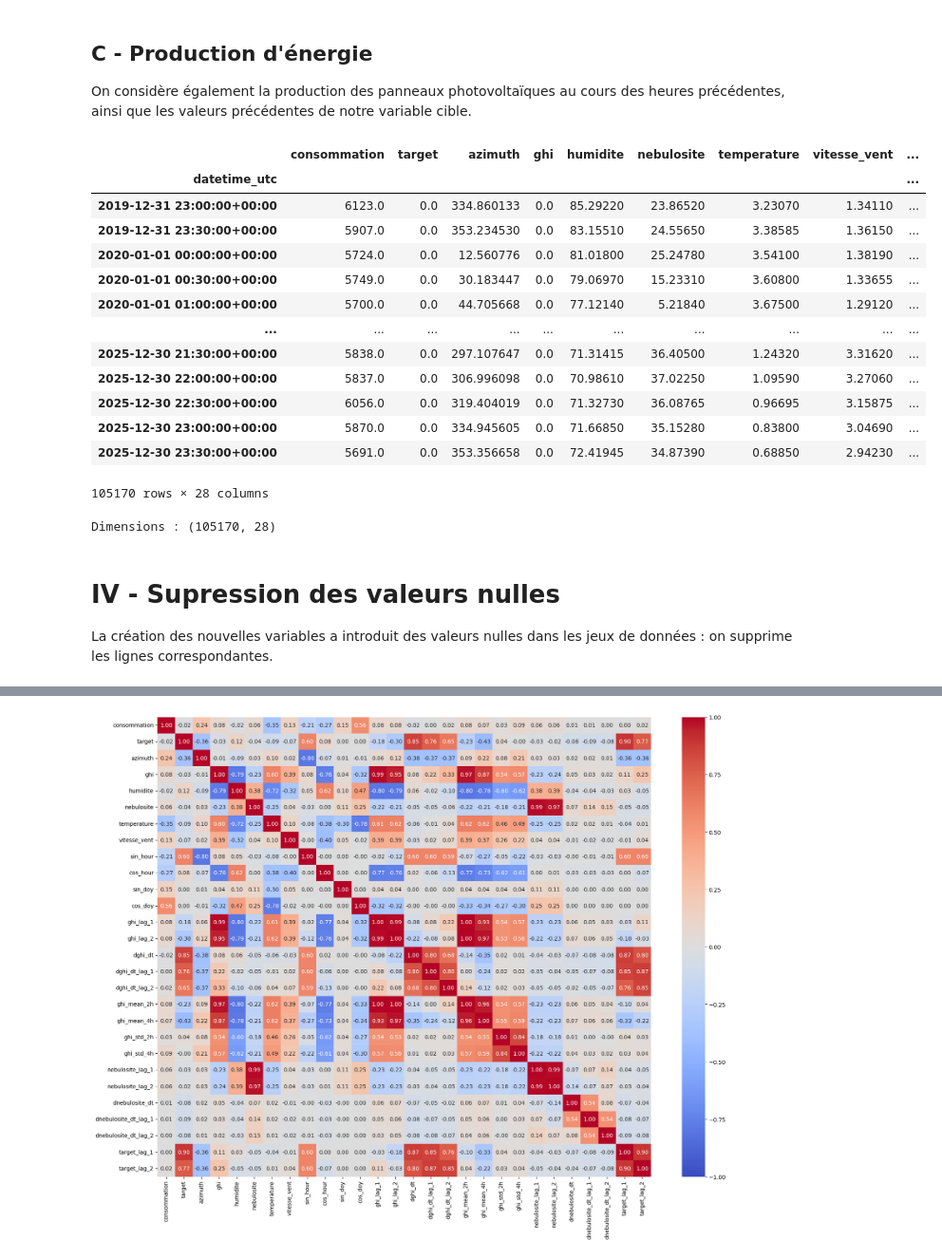
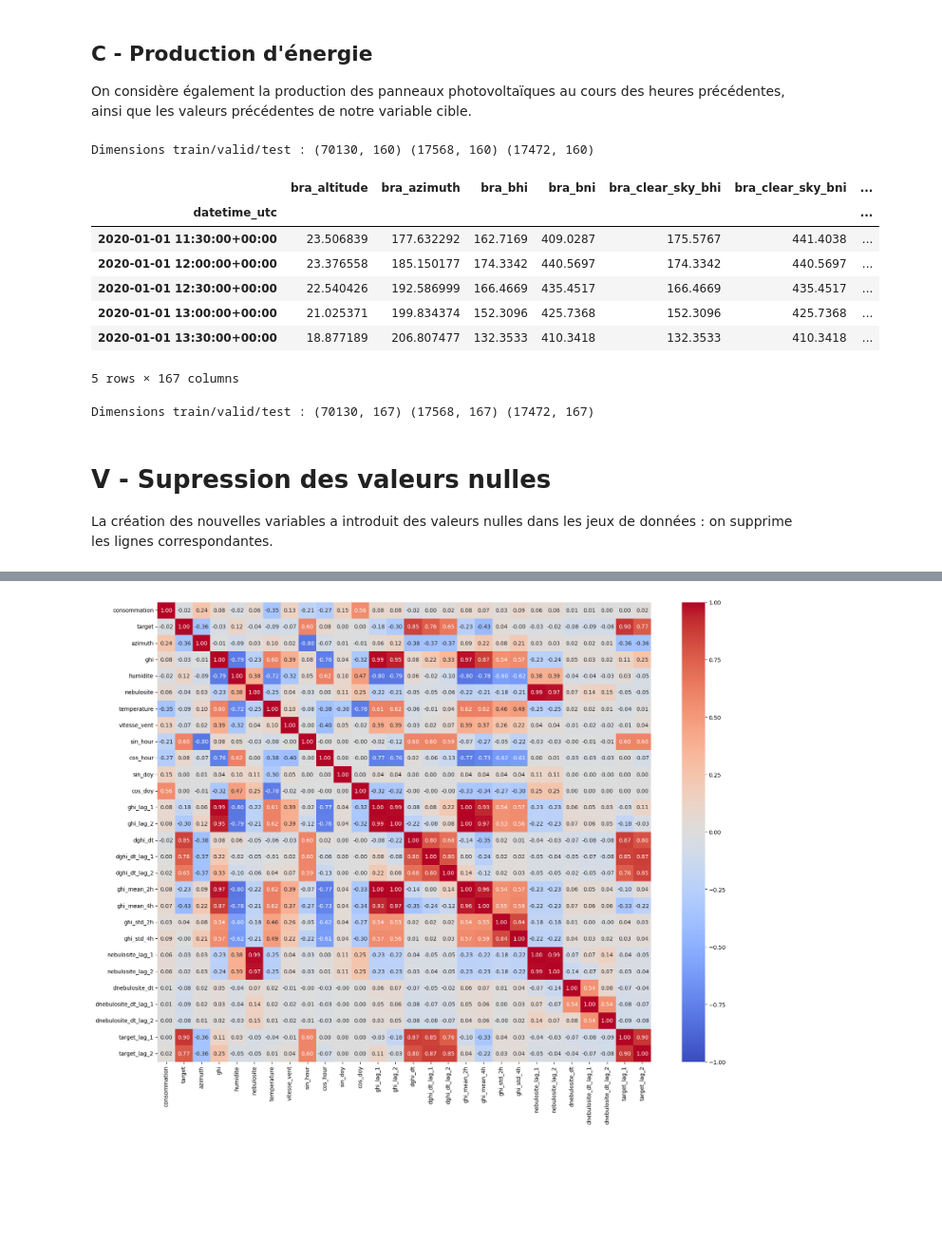
Before and after one commit to Math2935/aug25cds_variabilite, a Jupyter notebook: notebooks/04_feature_engineering.ipynb, the cells around one changed output, grey strips where cells are left out. Shown at 95% size. Drawn from its saved outputs; the diff is of its cells as text; code cells hidden in the pictures; blank space fills up the shorter version.

```diff
--- a/notebooks/04_feature_engineering.ipynb
+++ b/notebooks/04_feature_engineering.ipynb
@@ -297,0 +355,4 @@ L'utilisation d'un encodage cyclique basé sur les fonctions sinus et cosinus pe
+# %%
+test = df['2025-01-01':'2025-12-31']
+display(test)
+test.to_csv(output_path / 'test.csv')
@@ -335,3 +425,8 @@ def add_derivate_var(dataset, var, stats=False) :
+# %%
+all_df = {
+    'train': train,
+    'valid': valid,
+    'test': test}
 # %% [markdown]
 ## A - Irradiance solaire
 
@@ -401,11 +512,23 @@ avec $\Delta t = 30$ minutes.
 
 Ces variables capturent directement les transitions nuageuses responsables des rampes de production photovoltaïque.
 # %%
-df = add_derivate_var(df, 'nebulosite')
+# Afficher les dimensions des datasets avant
+print('Dimensions train/valid/test :', all_df['train'].shape, all_df['valid'].shape, all_df['test'].shape)
+
+# Récupérer les colonnes à traiter :
+cols = []
+for col in train.columns:
+    if 'nebulosite' in col:
+            cols.append(col)
+print(cols)
+
+for key in all_df.keys():
+    for col in cols:
+        all_df[key] = add_derivate_var(all_df[key], col)
 
 # Afficher le début et la fin du dataset
-display(df)
+display(all_df['train'])
 
 # Afficher les dimensions du dataset
-print('Dimensions :', df.shape)
+print('Dimensions train/valid/test :', all_df['train'].shape, all_df['valid'].shape, all_df['test'].shape)
 # %% [output]
@@ -429,32 +554,32 @@ Dimensions : (105170, 26)
 
 On considère également la production des panneaux photovoltaïques au cours des heures précédentes, ainsi que les valeurs précédentes de notre variable cible.
 # %%
-df['target_lag_1'] = df['target'].shift(1)
-df['target_lag_2'] = df['target'].shift(2)
+# Afficher les dimensions des datasets avant
+print('Dimensions train/valid/test :', all_df['train'].shape, all_df['valid'].shape, all_df['test'].shape)
 
-# Afficher le début et la fin du dataset
-display(df)
+for key in all_df.keys():
+    all_df[key] = add_derivate_var(all_df[key], 'tch_solaire')
+    all_df[key]['target_lag_1'] = all_df[key]['target'].shift(1)
+    all_df[key]['target_lag_2'] = all_df[key]['target'].shift(2)
+
+# Afficher une partie du dataset
+display(all_df['train'].iloc[25:30])
 
 # Afficher les dimensions du dataset
-print('Dimensions :', df.shape)
+print('Dimensions train/valid/test :', all_df['train'].shape, all_df['valid'].shape, all_df['test'].shape)
 # %% [output]
+Dimensions train/valid/test : (70130, 160) (17568, 160) (17472, 160)
-|  | consommation | target | azimuth | ghi | humidite | nebulosite | temperature | vitesse_vent | ... |
-| datetime_utc |  |  |  |  |  |  |  |  | ... |
-| 2019-12-31 23:00:00+00:00 | 6123.0 | 0.0 | 334.860133 | 0.0 | 85.29220 | 23.86520 | 3.23070 | 1.34110 | ... |
-| 2019-12-31 23:30:00+00:00 | 5907.0 | 0.0 | 353.234530 | 0.0 | 83.15510 | 24.55650 | 3.38585 | 1.36150 | ... |
-| 2020-01-01 00:00:00+00:00 | 5724.0 | 0.0 | 12.560776 | 0.0 | 81.01800 | 25.24780 | 3.54100 | 1.38190 | ... |
-| 2020-01-01 00:30:00+00:00 | 5749.0 | 0.0 | 30.183447 | 0.0 | 79.06970 | 15.23310 | 3.60800 | 1.33655 | ... |
-| 2020-01-01 01:00:00+00:00 | 5700.0 | 0.0 | 44.705668 | 0.0 | 77.12140 | 5.21840 | 3.67500 | 1.29120 | ... |
-| ... | ... | ... | ... | ... | ... | ... | ... | ... | ... |
-| 2025-12-30 21:30:00+00:00 | 5838.0 | 0.0 | 297.107647 | 0.0 | 71.31415 | 36.40500 | 1.24320 | 3.31620 | ... |
-| 2025-12-30 22:00:00+00:00 | 5837.0 | 0.0 | 306.996098 | 0.0 | 70.98610 | 37.02250 | 1.09590 | 3.27060 | ... |
-| 2025-12-30 22:30:00+00:00 | 6056.0 | 0.0 | 319.404019 | 0.0 | 71.32730 | 36.08765 | 0.96695 | 3.15875 | ... |
-| 2025-12-30 23:00:00+00:00 | 5870.0 | 0.0 | 334.945605 | 0.0 | 71.66850 | 35.15280 | 0.83800 | 3.04690 | ... |
-| 2025-12-30 23:30:00+00:00 | 5691.0 | 0.0 | 353.356658 | 0.0 | 72.41945 | 34.87390 | 0.68850 | 2.94230 | ... |
+|  | bra_altitude | bra_azimuth | bra_bhi | bra_bni | bra_clear_sky_bhi | bra_clear_sky_bni | ... |
+| datetime_utc |  |  |  |  |  |  | ... |
+| 2020-01-01 11:30:00+00:00 | 23.506839 | 177.632292 | 162.7169 | 409.0287 | 175.5767 | 441.4038 | ... |
+| 2020-01-01 12:00:00+00:00 | 23.376558 | 185.150177 | 174.3342 | 440.5697 | 174.3342 | 440.5697 | ... |
+| 2020-01-01 12:30:00+00:00 | 22.540426 | 192.586999 | 166.4669 | 435.4517 | 166.4669 | 435.4517 | ... |
+| 2020-01-01 13:00:00+00:00 | 21.025371 | 199.834374 | 152.3096 | 425.7368 | 152.3096 | 425.7368 | ... |
+| 2020-01-01 13:30:00+00:00 | 18.877189 | 206.807477 | 132.3533 | 410.3418 | 132.3533 | 410.3418 | ... |
-105170 rows × 28 columns
-Dimensions : (105170, 28)
+5 rows × 167 columns
+Dimensions train/valid/test : (70130, 167) (17568, 167) (17472, 167)
 # %% [markdown]
-# IV - Supression des valeurs nulles
+# V - Supression des valeurs nulles
 
 La création des nouvelles variables a introduit des valeurs nulles dans les jeux de données : on supprime les lignes correspondantes.
 # %%
```
Also changed, not shown: parts of 34 cells of this notebook.
